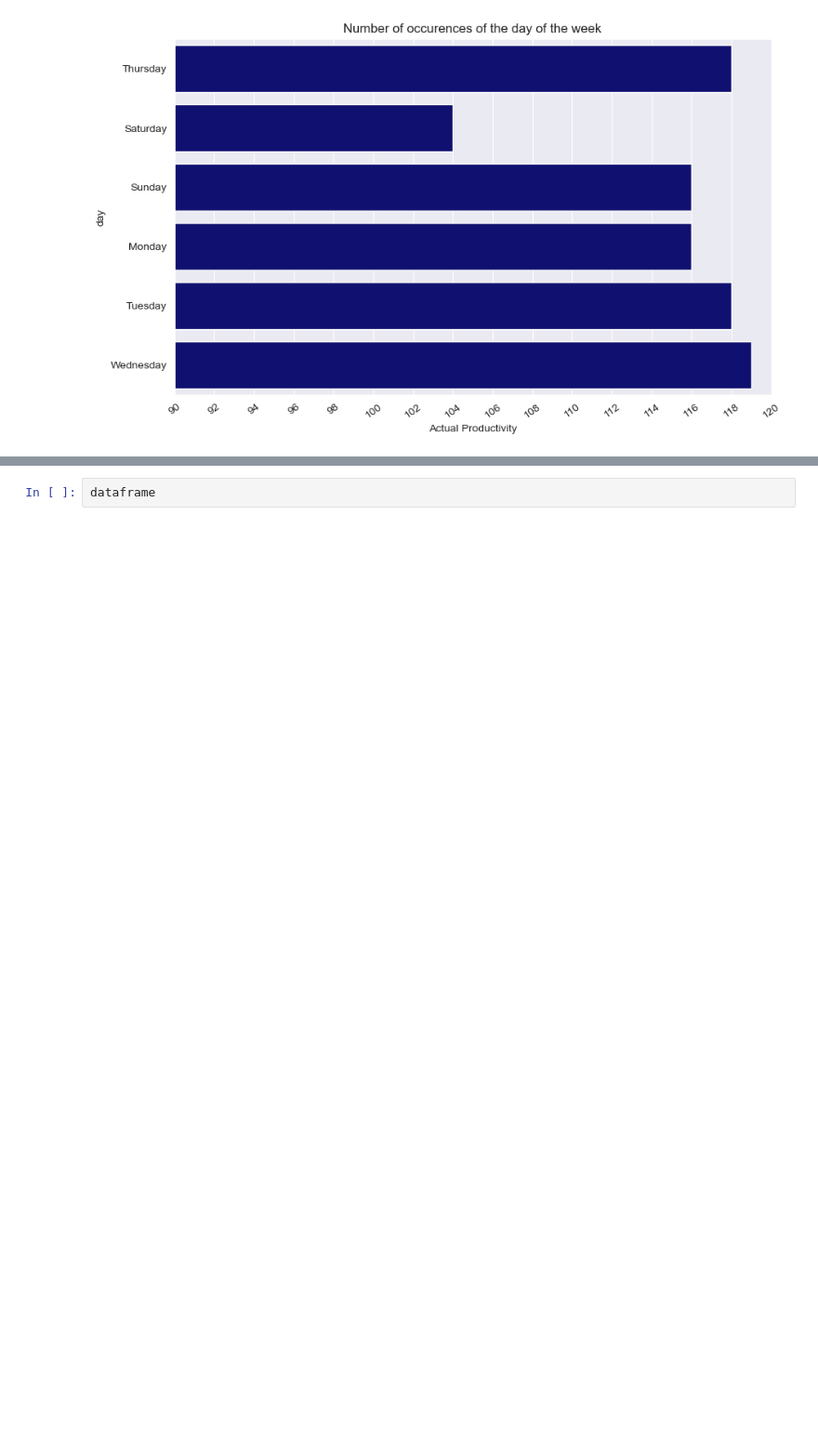
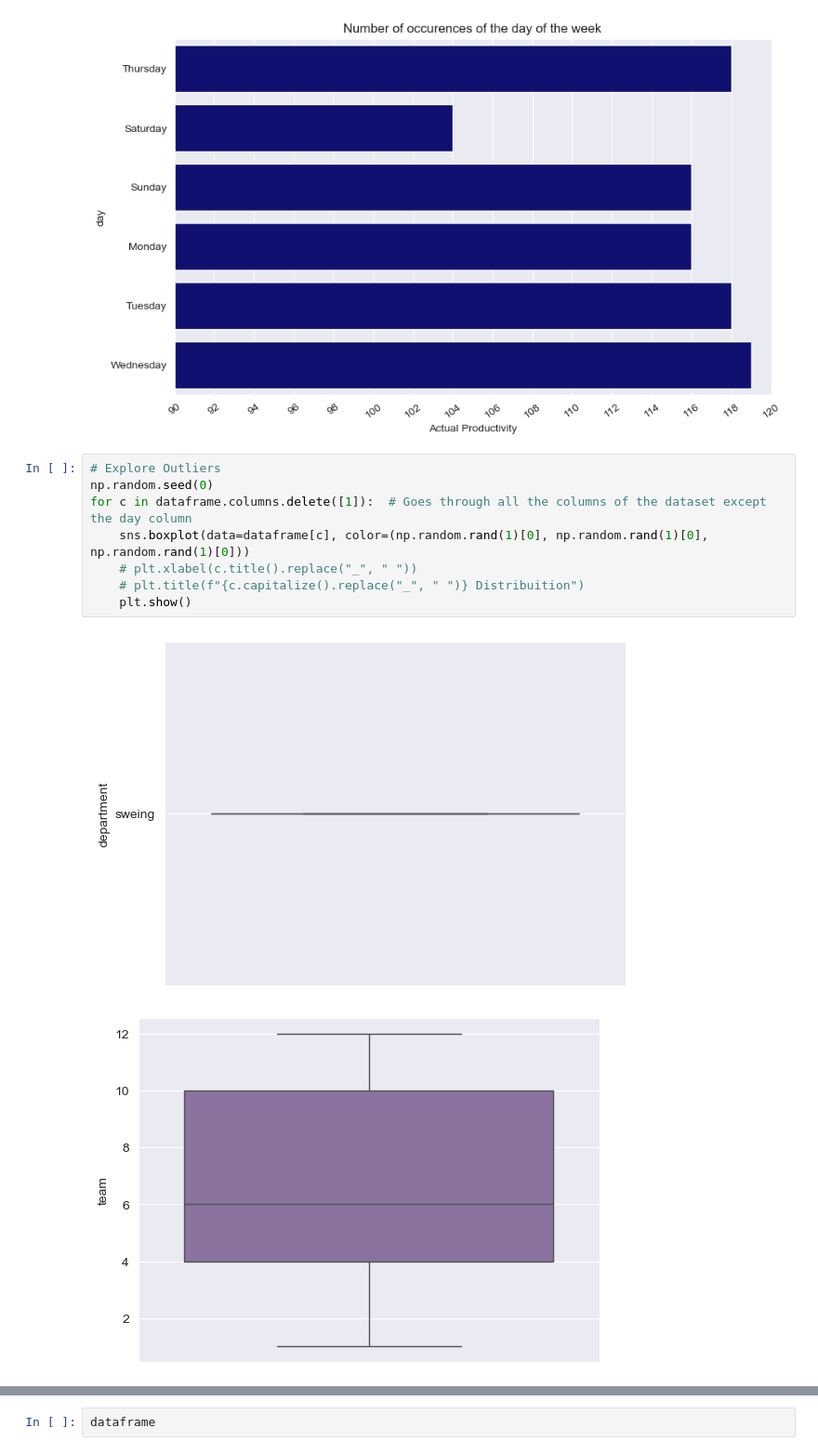
Before and after one commit to JonilsonRosinaldo/Statistical-Analysis, a Jupyter notebook: Inferential Statistics Analysis.ipynb, the cells around one changed output, grey strips where cells are left out. Shown at 93% size. Drawn from its saved outputs; the diff is of its cells as text; blank space fills up the shorter version.

```diff
--- a/Inferential Statistics Analysis.ipynb
+++ b/Inferential Statistics Analysis.ipynb
@@ -170,3 +188,14 @@ plt.title("Number of occurences of the day of the week")
 plt.show()
 # %% [output]
 [figure]
+# %%
+# Explore Outliers
+np.random.seed(0)
+for c in dataframe.columns.delete([1]):  # Goes through all the columns of the dataset except the day column
+    sns.boxplot(data=dataframe[c], color=(np.random.rand(1)[0], np.random.rand(1)[0], np.random.rand(1)[0]))
+    # plt.xlabel(c.title().replace("_", " "))
+    # plt.title(f"{c.capitalize().replace("_", " ")} Distribuition")
+    plt.show()
+# %% [output]
+[figure, added]
+[figure, added]
```
Also changed, not shown: parts of 21 cells of this notebook.
